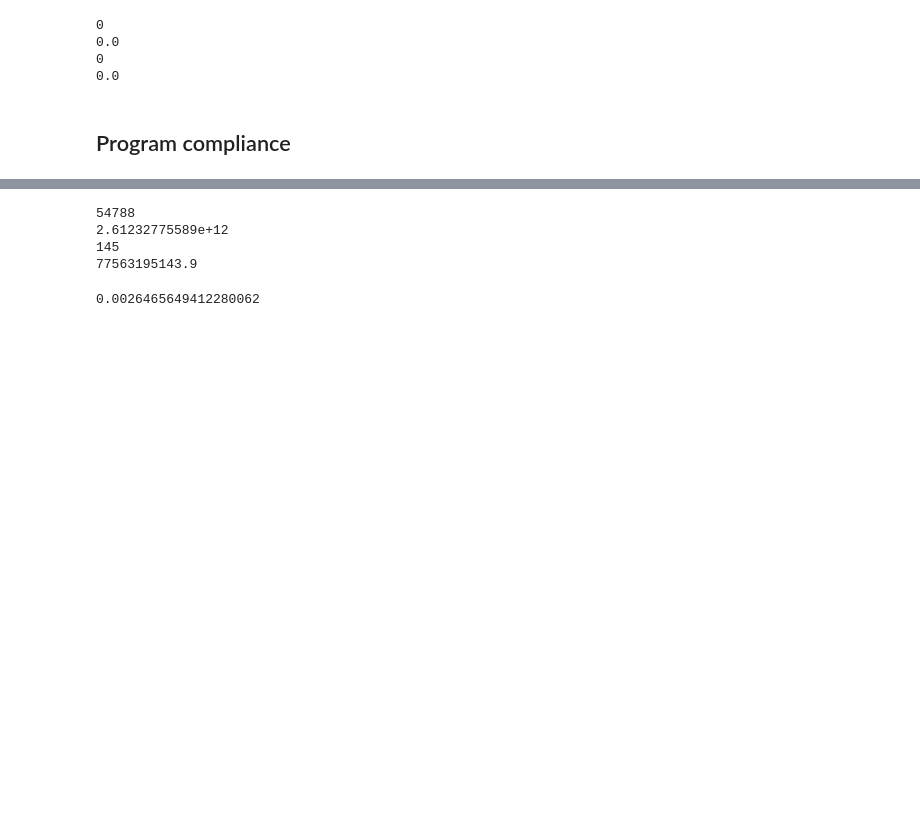
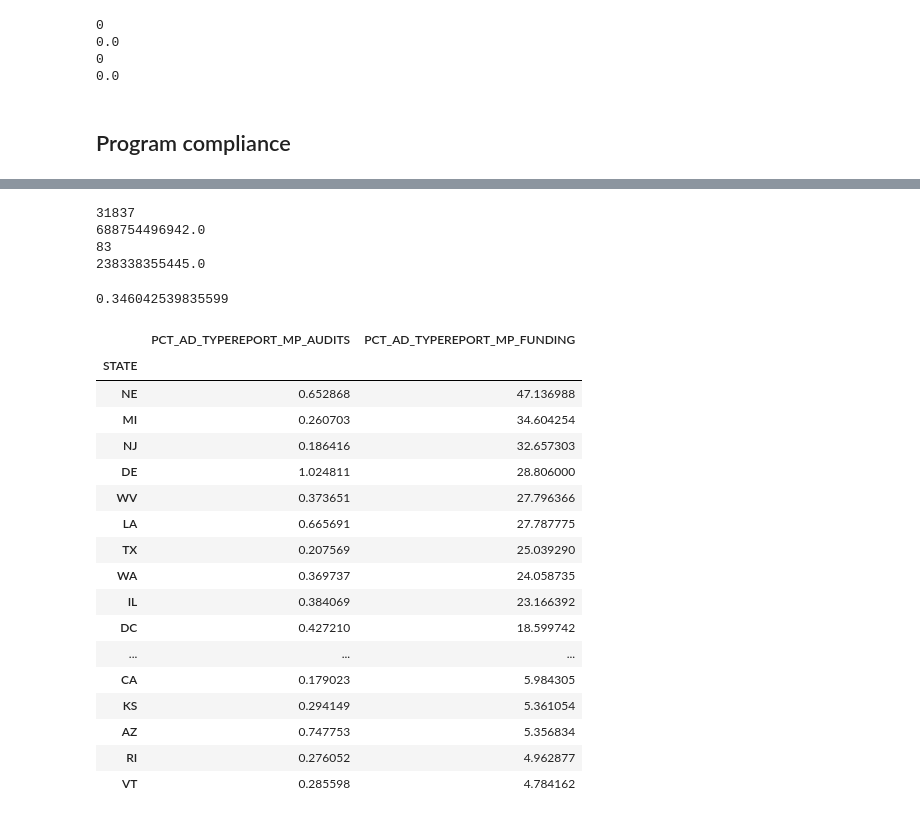
Before and after one commit to ihwang/fac, a Jupyter notebook: general_trends_states.ipynb, the cells around one changed output, grey strips where cells are left out. Cells and saved outputs as stored; diff of their text form; code cells hidden in the pictures; blank space fills up the shorter version.

```diff
--- a/general_trends_states.ipynb
+++ b/general_trends_states.ipynb
@@ -277,21 +248,40 @@ df_plot = plot_2d(series_dict, 'PCT_FEDEXPEND', mp_series_dict, 'PCT_AD_TYPEREPO
+# %%
+# print(len(df_analysis[df_analysis['TYPEREPORT_MP'].str.contains('A|D', regex=True)]))
+# print(df_analysis[df_analysis['TYPEREPORT_MP'].str.contains('A|D', regex=True)]['TOTFEDEXPEND_ADJUSTED'].sum())
+
+state = 'MI'
+print(len(df_analysis[df_analysis['STATE'] == state]))
+print(df_analysis[df_analysis['STATE'] == state]['TOTFEDEXPEND_ADJUSTED'].sum())
+
+print(len(df_analysis[(df_analysis['TYPEREPORT_MP'].str.contains('A|D', regex=True)) & (df_analysis['STATE'] == state)]))
+print(df_analysis[(df_analysis['TYPEREPORT_MP'].str.contains('A|D', regex=True)) & (df_analysis['STATE'] == state)]['TOTFEDEXPEND_ADJUSTED'].sum())
+# %% [output]
+31837
+688754496942.0
+83
+238338355445.0
+# %%
+238338355445.0/688754496942.0
+# %% [output]
+0.346042539835599
 # %%
-# df_plot.sort_values('PCT_AD_TYPEREPORT_MP', ascending=False)
+df_plot.sort_values('PCT_AD_TYPEREPORT_MP_FUNDING', ascending=False).head(20)
+# %% [output]
+|  | PCT_AD_TYPEREPORT_MP_AUDITS | PCT_AD_TYPEREPORT_MP_FUNDING |
+| STATE |  |  |
+| NE | 0.652868 | 47.136988 |
+| MI | 0.260703 | 34.604254 |
+| NJ | 0.186416 | 32.657303 |
+| DE | 1.024811 | 28.806000 |
+| WV | 0.373651 | 27.796366 |
+| LA | 0.665691 | 27.787775 |
+| TX | 0.207569 | 25.039290 |
+| WA | 0.369737 | 24.058735 |
+| IL | 0.384069 | 23.166392 |
+| DC | 0.427210 | 18.599742 |
+| ... | ... | ... |
+| CA | 0.179023 | 5.984305 |
+| KS | 0.294149 | 5.361054 |
+| AZ | 0.747753 | 5.356834 |
+| RI | 0.276052 | 4.962877 |
+| VT | 0.285598 | 4.784162 |
-# %%
-# print(len(df_analysis[df_analysis['TYPEREPORT_MP'].str.contains('A|D', regex=True)]))
-# print(df_analysis[df_analysis['TYPEREPORT_MP'].str.contains('A|D', regex=True)]['TOTFEDEXPEND_ADJUSTED'].sum())
-
-state = 'NY'
-print(len(df_analysis[df_analysis['STATE'] == state]))
-print(df_analysis[df_analysis['STATE'] == state]['TOTFEDEXPEND_ADJUSTED'].sum())
-
-print(len(df_analysis[(df_analysis['TYPEREPORT_MP'].str.contains('A|D', regex=True)) & (df_analysis['STATE'] == state)]))
-print(df_analysis[(df_analysis['TYPEREPORT_MP'].str.contains('A|D', regex=True)) & (df_analysis['STATE'] == state)]['TOTFEDEXPEND_ADJUSTED'].sum())
-# %% [output]
-54788
-2.61232775589e+12
-145
-77563195143.9
-# %%
-145/54788
-# %% [output]
-0.0026465649412280062
```
Also changed, not shown: parts of 5 cells of this notebook, 1 other file.
